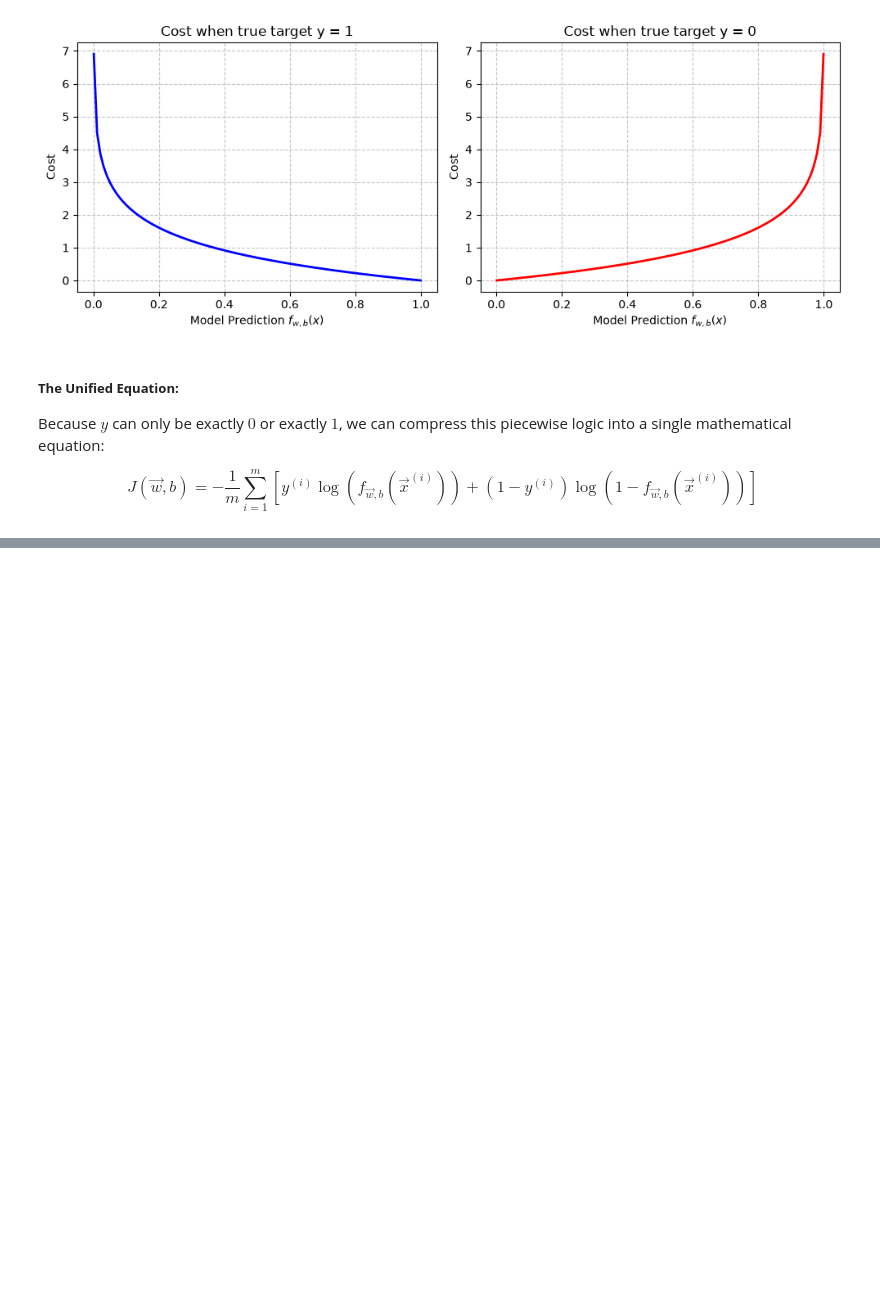
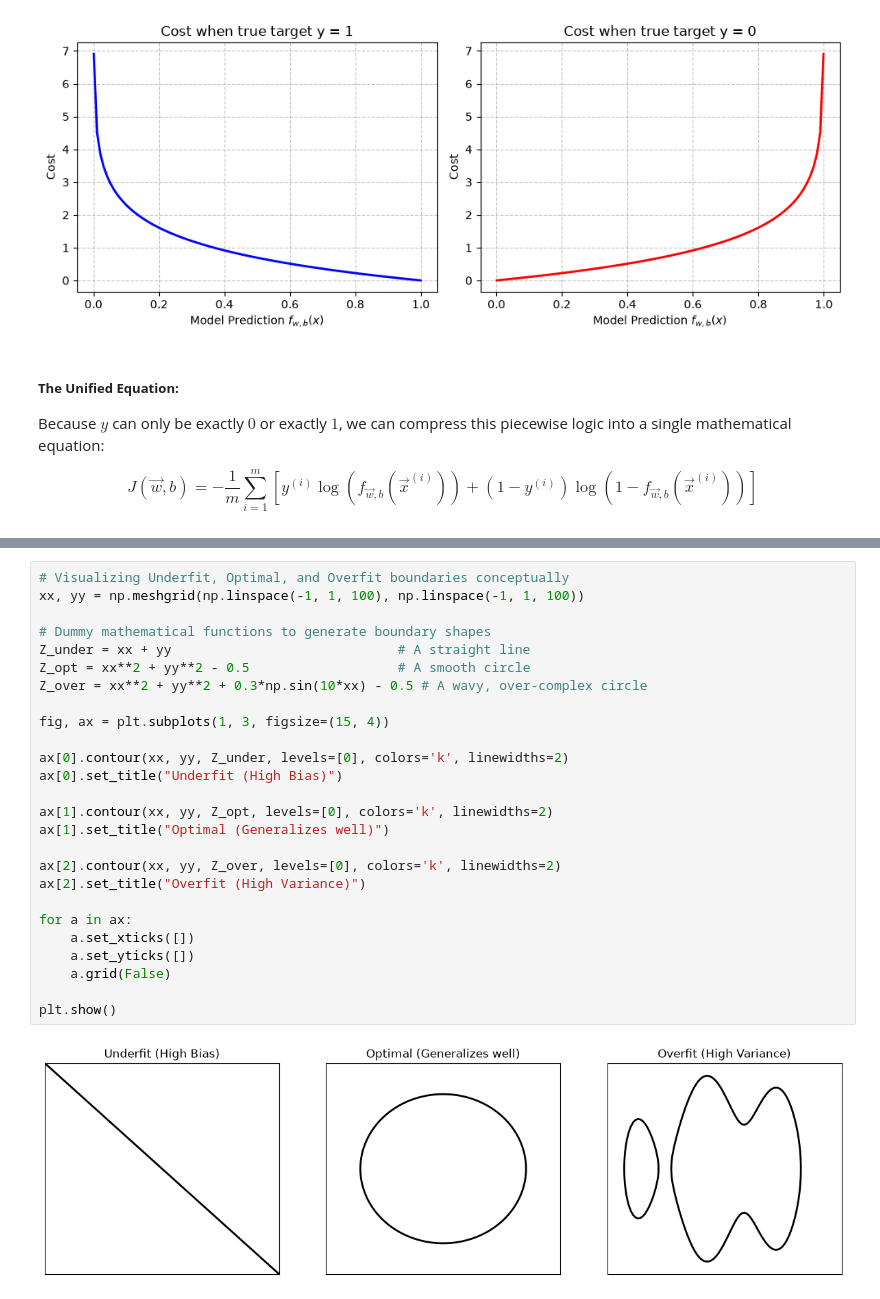
Before and after one commit to deepakdasbiswas/Machine-Learning, a Jupyter notebook: Logistic_Regression.ipynb, the cells around one changed output, grey strips where cells are left out. Saved outputs shown, nothing was run; the diff lists cells and outputs as text; blank space fills up the shorter version.

```diff
--- a/Logistic_Regression.ipynb
+++ b/Logistic_Regression.ipynb
@@ -277,0 +290,28 @@ These exact penalty additions apply identically to both Linear and Logistic Regr
+# %%
+# Visualizing Underfit, Optimal, and Overfit boundaries conceptually
+xx, yy = np.meshgrid(np.linspace(-1, 1, 100), np.linspace(-1, 1, 100))
+
+# Dummy mathematical functions to generate boundary shapes
+Z_under = xx + yy                             # A straight line
+Z_opt = xx**2 + yy**2 - 0.5                   # A smooth circle
+Z_over = xx**2 + yy**2 + 0.3*np.sin(10*xx) - 0.5 # A wavy, over-complex circle
+
+fig, ax = plt.subplots(1, 3, figsize=(15, 4))
+
+ax[0].contour(xx, yy, Z_under, levels=[0], colors='k', linewidths=2)
+ax[0].set_title("Underfit (High Bias)")
+
+ax[1].contour(xx, yy, Z_opt, levels=[0], colors='k', linewidths=2)
+ax[1].set_title("Optimal (Generalizes well)")
+
+ax[2].contour(xx, yy, Z_over, levels=[0], colors='k', linewidths=2)
+ax[2].set_title("Overfit (High Variance)")
+
+for a in ax:
+    a.set_xticks([])
+    a.set_yticks([])
+    a.grid(False)
+
+plt.show()
+# %% [output]
+[figure, added]
```
Also changed, not shown: parts of 15 cells of this notebook.
